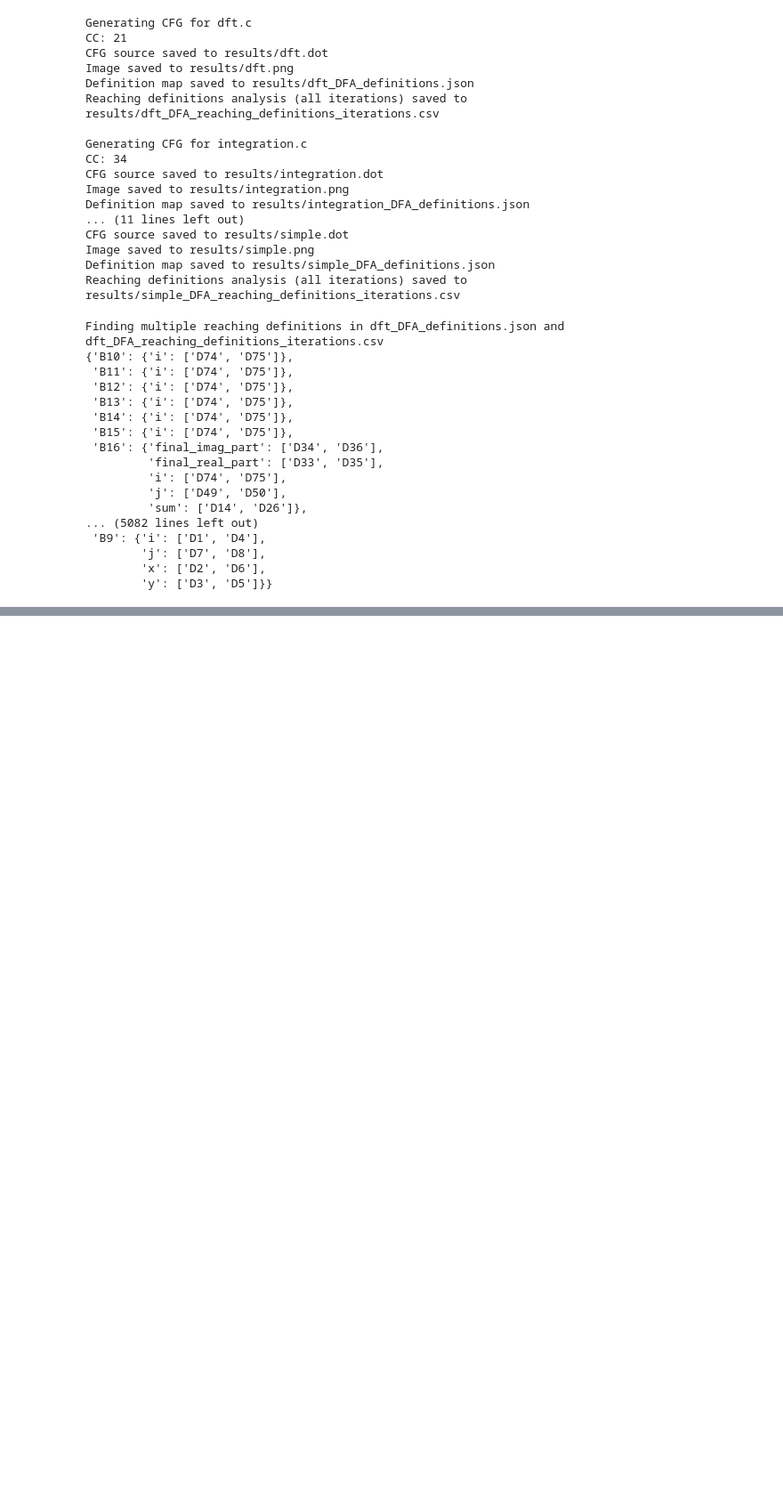
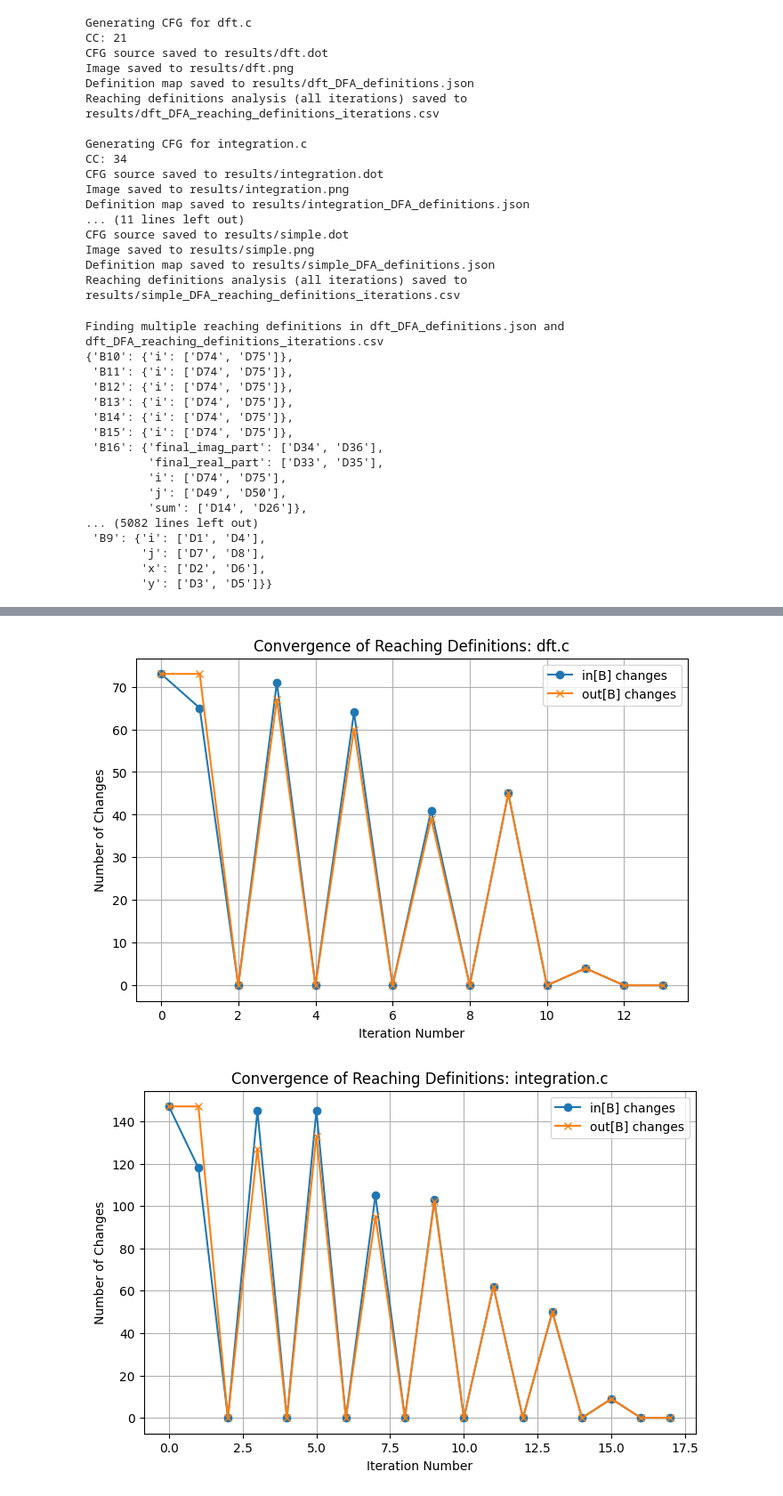
Before and after one commit to jsmaskeen/CS202-STTCSE, a Jupyter notebook: main.ipynb, the cells around one changed output, grey strips where cells are left out. Shown at 89% size. Cells and saved outputs as stored; diff of their text form; code cells hidden in the pictures; blank space fills up the shorter version.

```diff
--- a/main.ipynb
+++ b/main.ipynb
@@ -74,0 +88,46 @@ Finding multiple reaching definitions in dft_DFA_definitions.json and dft_DFA_re
+# %%
+for program_name in programs:
+    with open(f'results/{program_name[:-2]}_DFA_reaching_definitions_iterations.csv') as f:
+        df = pd.read_csv(f)
+        df['in[B]'] = df['in[B]'].apply(eval)
+        df['out[B]'] = df['out[B]'].apply(eval)
+
+        iterations = df['Iteration'].unique()
+        changes_in = []
+        changes_out = []
+
+        prev_in = None
+        prev_out = None
+
+        for it in iterations:
+            df_it = df[df['Iteration'] == it]
+
+            in_sets = df_it['in[B]'].tolist()
+            out_sets = df_it['out[B]'].tolist()
+
+            if prev_in is None:
+                changes_in.append(len(in_sets))  # all "changed" in first iteration
+                changes_out.append(len(out_sets))
+            else:
+                # Count how many sets are different from previous iteration
+                change_in_count = sum(prev != curr for prev, curr in zip(prev_in, in_sets))
+                change_out_count = sum(prev != curr for prev, curr in zip(prev_out, out_sets))
+                changes_in.append(change_in_count)
+                changes_out.append(change_out_count)
+
+            prev_in = in_sets
+            prev_out = out_sets
+
+        plt.figure(figsize=(8, 5))
+        plt.plot(iterations, changes_in, marker='o', label='in[B] changes')
+        plt.plot(iterations, changes_out, marker='x', label='out[B] changes')
+
+        plt.xlabel("Iteration Number")
+        plt.ylabel("Number of Changes")
+        plt.title(f"Convergence of Reaching Definitions: {program_name}")
+        plt.legend()
+        plt.grid(True)
+        plt.show()
+# %% [output]
+[figure, added]
+[figure, added]
```
Also changed, not shown: parts of 6 cells of this notebook.
